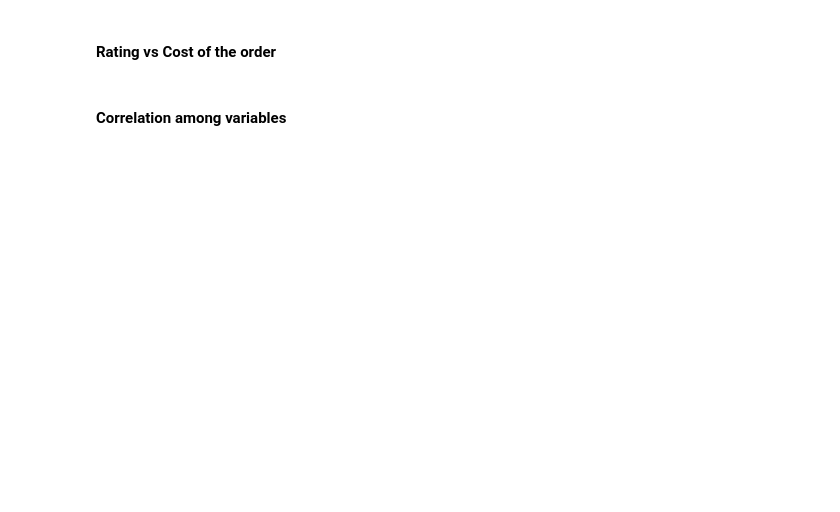
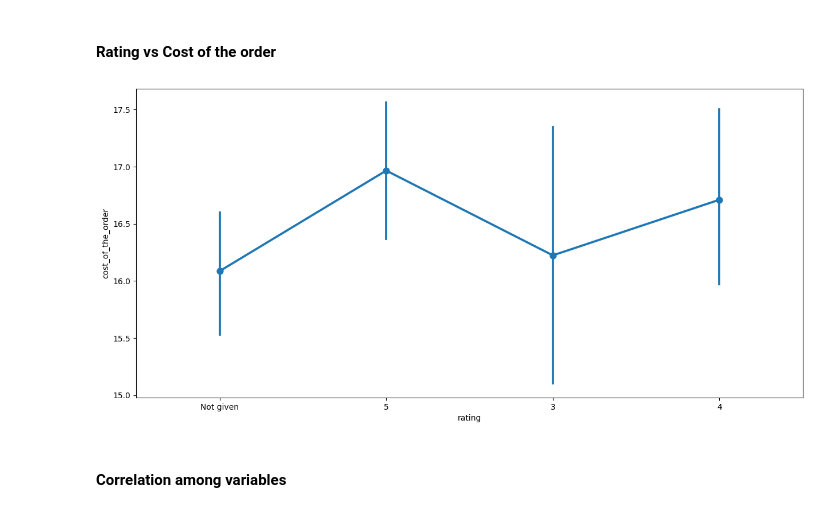
Before and after one commit to erika024/afs-labs-student, a Jupyter notebook: PYF_Project_LearnerNotebook_LowCode.ipynb, the cells around one changed output. Cells and saved outputs as stored; diff of their text form; code cells hidden in the pictures; blank space fills up the shorter version.

```diff
--- a/PYF_Project_LearnerNotebook_LowCode.ipynb
+++ b/PYF_Project_LearnerNotebook_LowCode.ipynb
@@ -399,8 +425,10 @@ plt.show()
 # %%
 # Relationship between rating and cost of the order
 plt.figure(figsize=(15, 7))
-sns.pointplot('_______')   ## Complete the code to visualize the relationship between rating and cost of the order using pointplot
+sns.pointplot(x = 'rating', y = 'cost_of_the_order', data = df)   ## Complete the code to visualize the relationship between rating and cost of the order using pointplot
 plt.show()
+# %% [output]
+[figure, added]
 # %% [markdown]
 #### Correlation among variables
 # %%
```
Also changed, not shown: parts of 5 cells of this notebook.
